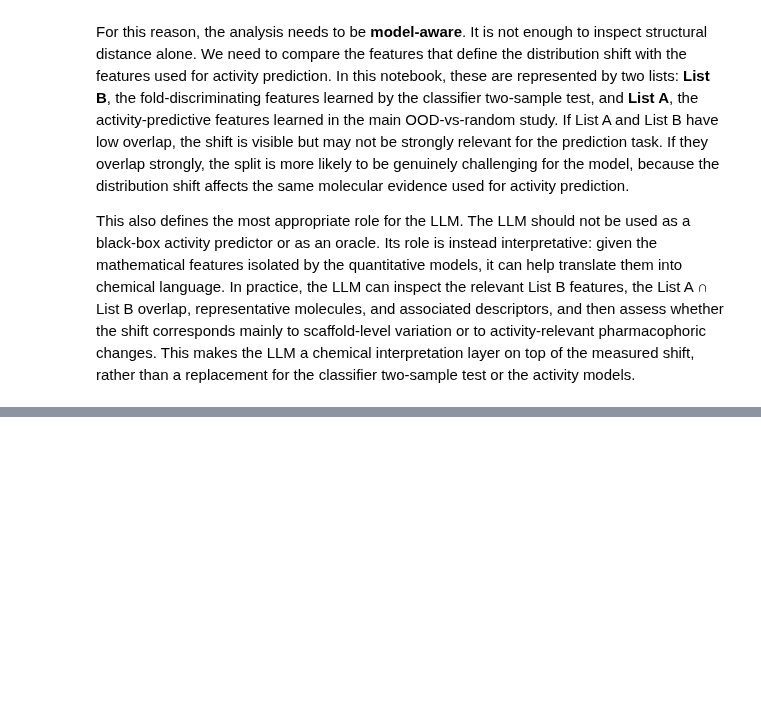
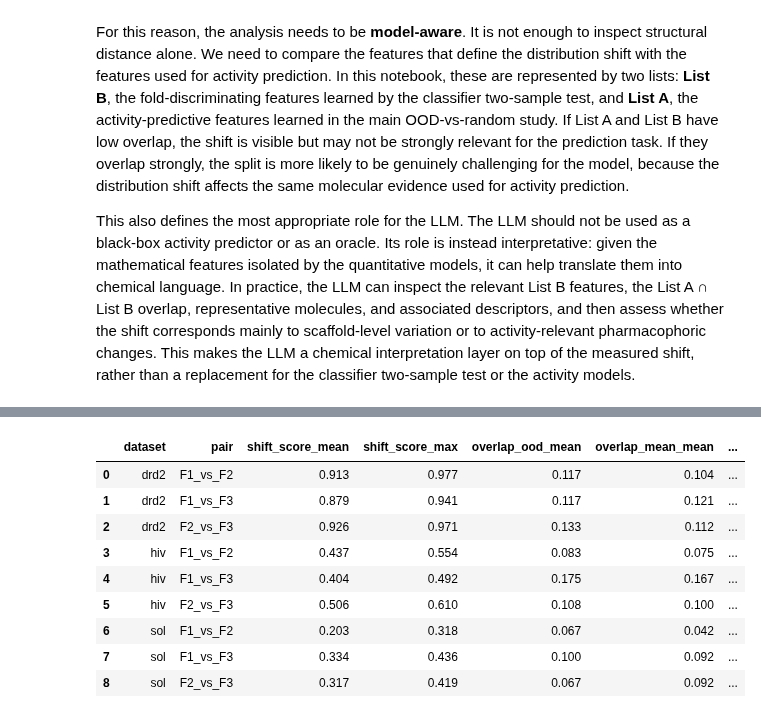
Before and after one commit to francescocapria/drug-discovery-lohi, a Jupyter notebook: notebooks/distribution_shift_analysis/classifier_shift_test_all_hi.ipynb, the cells around one changed output, grey strips where cells are left out. Saved outputs shown, nothing was run; the diff lists cells and outputs as text; code cells hidden in the pictures; blank space fills up the shorter version.

```diff
--- a/notebooks/distribution_shift_analysis/classifier_shift_test_all_hi.ipynb
+++ b/notebooks/distribution_shift_analysis/classifier_shift_test_all_hi.ipynb
@@ -2346,0 +3336,81 @@ This also defines the most appropriate role for the LLM. The LLM should not be u
+# %%
+# ============================================================
+# Aggregate to dataset × fold-pair level
+#
+# This is the clean paper-level version.
+# It averages over model/fingerprint families and keeps:
+#   structural shift
+#   predictive-shift overlap enrichment
+#   validation optimism reduction
+#   OOD test benefit
+# ============================================================
+
+def aggregate_predictive_shift_for_paper(df: pd.DataFrame):
+    work = df.copy()
+
+    required = [
+        "dataset", "pair",
+        "shift_score_01",
+        "overlap_ood_enrichment",
+        "overlap_mean_enrichment",
+        "overlap_ood_z",
+        "overlap_mean_z",
+        "optimism_gap_diff",
+        "test_gap",
+    ]
+
+    missing = [c for c in required if c not in work.columns]
+
+    if missing:
+        raise ValueError(f"Missing required columns: {missing}")
+
+    agg = (
+        work
+        .groupby(["dataset", "pair"], as_index=False)
+        .agg(
+            shift_score_mean=("shift_score_01", "mean"),
+            shift_score_max=("shift_score_01", "max"),
+
+            overlap_ood_mean=("overlap_ood_frac", "mean"),
+            overlap_mean_mean=("overlap_mean_frac", "mean"),
+
+            overlap_ood_enrichment_mean=("overlap_ood_enrichment", "mean"),
+            overlap_mean_enrichment_mean=("overlap_mean_enrichment", "mean"),
+
+            overlap_ood_z_mean=("overlap_ood_z", "mean"),
+            overlap_mean_z_mean=("overlap_mean_z", "mean"),
+
+            optimism_gap_diff_mean=("optimism_gap_diff", "mean"),
+            test_gap_mean=("test_gap", "mean"),
+
+            n_rows=("test_gap", "size"),
+        )
+    )
+
+    agg["dataset_label"] = (
+        agg["dataset"]
+        .map(DATASET_LABELS)
+        .fillna(agg["dataset"].astype(str).str.upper())
+    )
+
+    pair_label_map = {
+        "F1_vs_F2": "F1–F2",
+        "F1_vs_F3": "F1–F3",
+        "F2_vs_F3": "F2–F3",
+    }
+
+    agg["pair_label"] = agg["pair"].map(pair_label_map).fillna(agg["pair"])
+
+    return agg
+
+
+df_predictive_shift_pair = aggregate_predictive_shift_for_paper(
+    df_predictive_shift_enriched
+)
+
+out_path = OUT_ROOT / f"pair_level_predictive_shift_summary_top{OVERLAP_K}.csv"
+df_predictive_shift_pair.to_csv(out_path, index=False)
+
+print(f"Saved: {out_path}")
+display(df_predictive_shift_pair.round(3))
+# %% [output]
@@ -2346,0 +3418,10 @@ This also defines the most appropriate role for the LLM. The LLM should not be u
+|  | dataset | pair | shift_score_mean | shift_score_max | overlap_ood_mean | overlap_mean_mean | ... |
+| 0 | drd2 | F1_vs_F2 | 0.913 | 0.977 | 0.117 | 0.104 | ... |
+| 1 | drd2 | F1_vs_F3 | 0.879 | 0.941 | 0.117 | 0.121 | ... |
+| 2 | drd2 | F2_vs_F3 | 0.926 | 0.971 | 0.133 | 0.112 | ... |
+| 3 | hiv | F1_vs_F2 | 0.437 | 0.554 | 0.083 | 0.075 | ... |
+| 4 | hiv | F1_vs_F3 | 0.404 | 0.492 | 0.175 | 0.167 | ... |
+| 5 | hiv | F2_vs_F3 | 0.506 | 0.610 | 0.108 | 0.100 | ... |
+| 6 | sol | F1_vs_F2 | 0.203 | 0.318 | 0.067 | 0.042 | ... |
+| 7 | sol | F1_vs_F3 | 0.334 | 0.436 | 0.100 | 0.092 | ... |
+| 8 | sol | F2_vs_F3 | 0.317 | 0.419 | 0.067 | 0.092 | ... |
```
Also changed, not shown: parts of 24 cells of this notebook, 1 other file.
